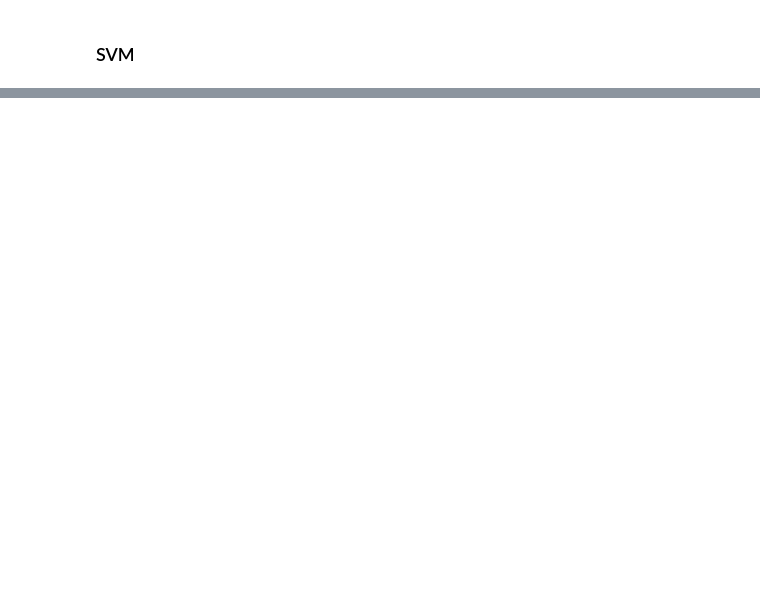
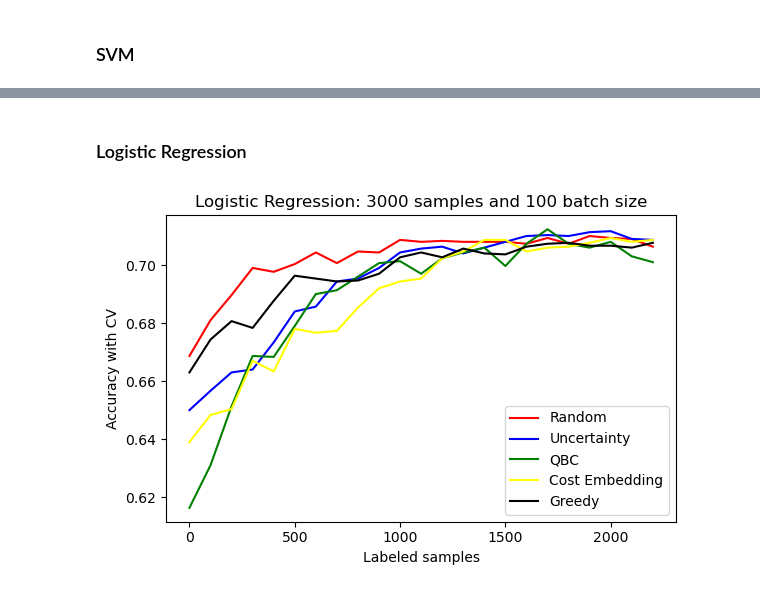
Before and after one commit to silkevdschueren/ActiveML_project, a Jupyter notebook: Active-Learning_CV.ipynb, the cells around one changed output, grey strips where cells are left out. Drawn from its saved outputs; the diff is of its cells as text; code cells hidden in the pictures; blank space fills up the shorter version.

```diff
--- a/Active-Learning_CV.ipynb
+++ b/Active-Learning_CV.ipynb
@@ -101,0 +119,37 @@ plt.show()
+# %% [markdown]
+### Logistic Regression
+# %%
+clf_name = 'Logistic Regression: 3000 samples and 100 batch size'
+n_samples = 23
+batch_size = 100
+folds = 5
+colors = ['blue', 'red', 'green']
+
+fig, ax = plt.subplots(figsize=(6, 4))
+
+clf = SklearnClassifier(LogisticRegression(), classes=np.unique(y_true))
+cycle13, accuracies13 = ActiveLearning_CrossValidation(X, y_true, folds, ActiveLearning_RandomSampling, n_samples, batch_size, clf)
+ax.plot(cycle13, accuracies13, color = 'red', label = 'Random')
+
+clf = SklearnClassifier(LogisticRegression(), classes=np.unique(y_true))
+cycle23, accuracies23 = ActiveLearning_CrossValidation(X, y_true, folds, ActiveLearning_UncertaintySampling, n_samples, batch_size, clf)
+ax.plot(cycle23, accuracies23, color = 'blue', label = 'Uncertainty')
+
+clf = SklearnClassifier(LogisticRegression(), classes=np.unique(y_true))
+cycle33, accuracies33 = ActiveLearning_CrossValidation(X, y_true, folds, ActiveLearning_QueryByCommittee, n_samples, batch_size, clf)
+ax.plot(cycle33, accuracies33, color = 'green', label = 'QBC')
+
+clf = SklearnClassifier(LogisticRegression(), classes=np.unique(y_true))
+cycle43, accuracies43 = ActiveLearning_CrossValidation(X, y_true, folds, ActiveLearning_CostEmbeddingAL, n_samples, batch_size, clf)
+ax.plot(cycle43, accuracies43, color = 'yellow', label = 'Cost Embedding')
+
+clf = SklearnClassifier(LogisticRegression(), classes=np.unique(y_true))
+cycle53, accuracies53 = ActiveLearning_CrossValidation(X, y_true, folds, ActiveLearning_GreedySamplingX, n_samples, batch_size, clf)
+ax.plot(cycle53, accuracies53, color = 'black', label = 'Greedy')
+
+ax.set(xlabel='Labeled samples', ylabel='Accuracy with CV', title=clf_name)
+ax.legend()
+plt.tight_layout()
+plt.show()
+# %% [output]
+[figure, added]
```
Also changed, not shown: parts of 66 cells of this notebook, 1 other file.
